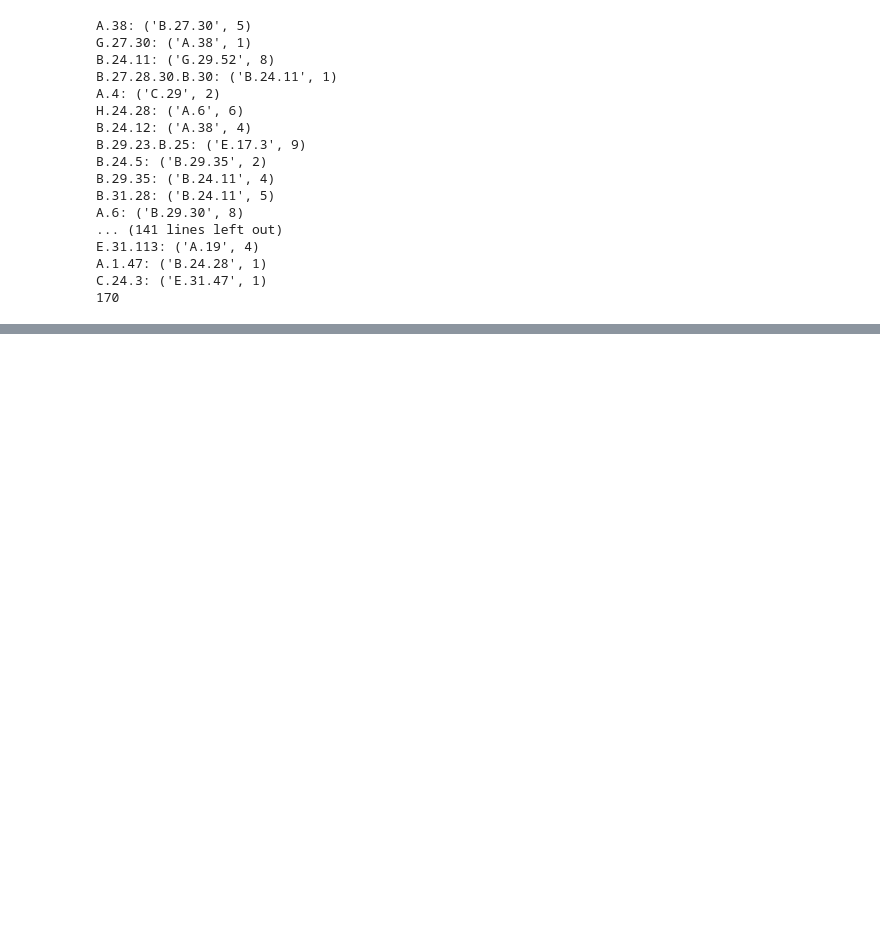
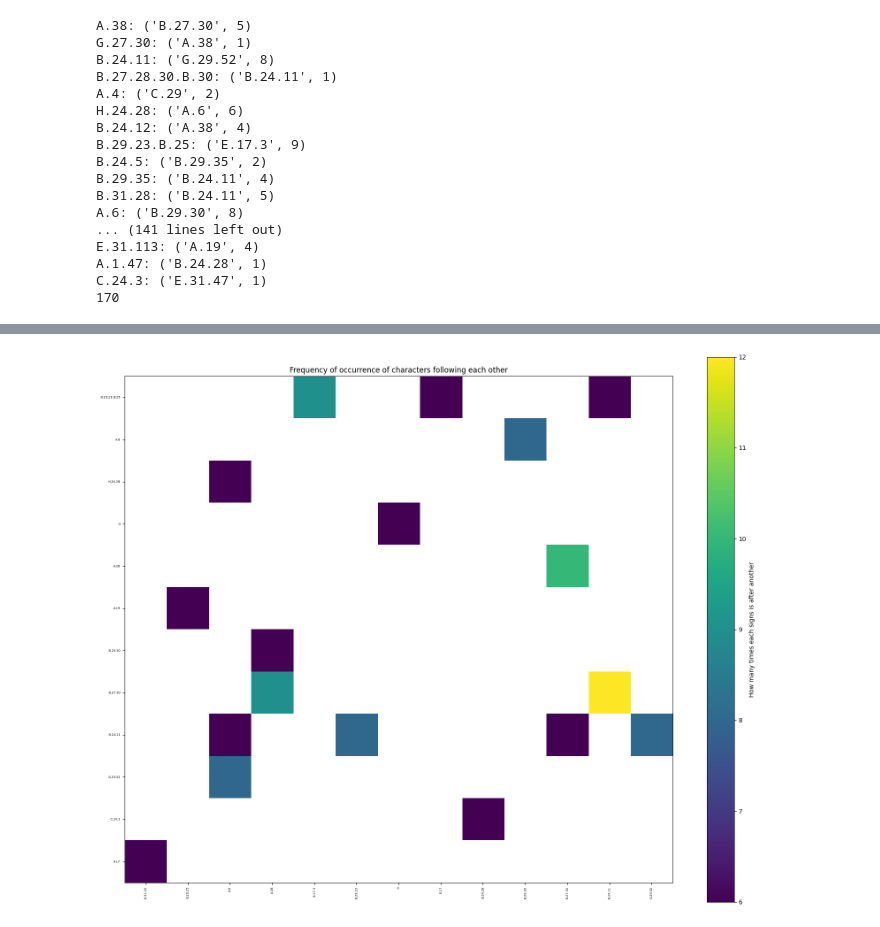
Before and after one commit to agentolek/Bootcamp-mini-hackathon-2024, a Jupyter notebook: Slodziaki/code/zad2.ipynb, the cells around one changed output, grey strips where cells are left out. Drawn from its saved outputs; the diff is of its cells as text; code cells hidden in the pictures; blank space fills up the shorter version.

```diff
--- a/Slodziaki/code/zad2.ipynb
+++ b/Slodziaki/code/zad2.ipynb
@@ -80,8 +80,0 @@ plt.show()
-# %%
-Index= ['aaa', 'bbb', 'ccc', 'ddd', 'eee']
-Cols = ['A', 'B', 'C', 'D']
-df = DataFrame(abs(np.random.randn(5, 4)), index=Index, columns=Cols)
-
-sns.heatmap(df, annot=True)
-plt.savefig("heatmap.png")
-plt.show()
@@ -89,0 +81,14 @@ plt.show()
+# %%
+def filter_values(x):
+    if x > 5:
+        return x
+    else:
+        return None
+
+filtered_df = df.applymap(filter_values)
+
+# Usuwanie wartości None
+filtered_df.dropna(axis=0, how='all', inplace=True)
+filtered_df.dropna(axis=1, how='all', inplace=True)
+
+print(filtered_df)
@@ -89,0 +113,10 @@ plt.show()
+# %%
+plt.figure(figsize=(20, 16))
+plt.imshow(filtered_df, cmap='viridis', interpolation='nearest')
+plt.colorbar(label='How many times each signs is after another')
+plt.title('Frequency of occurrence of characters following each other')
+plt.xticks(np.arange(len(filtered_df.columns)), filtered_df.columns, rotation=90, fontsize=5)
+plt.yticks(np.arange(len(filtered_df.index)), filtered_df.index, fontsize=5)
+plt.show()
+# %% [output]
+[figure, added]
```
Also changed, not shown: parts of 5 cells of this notebook.
